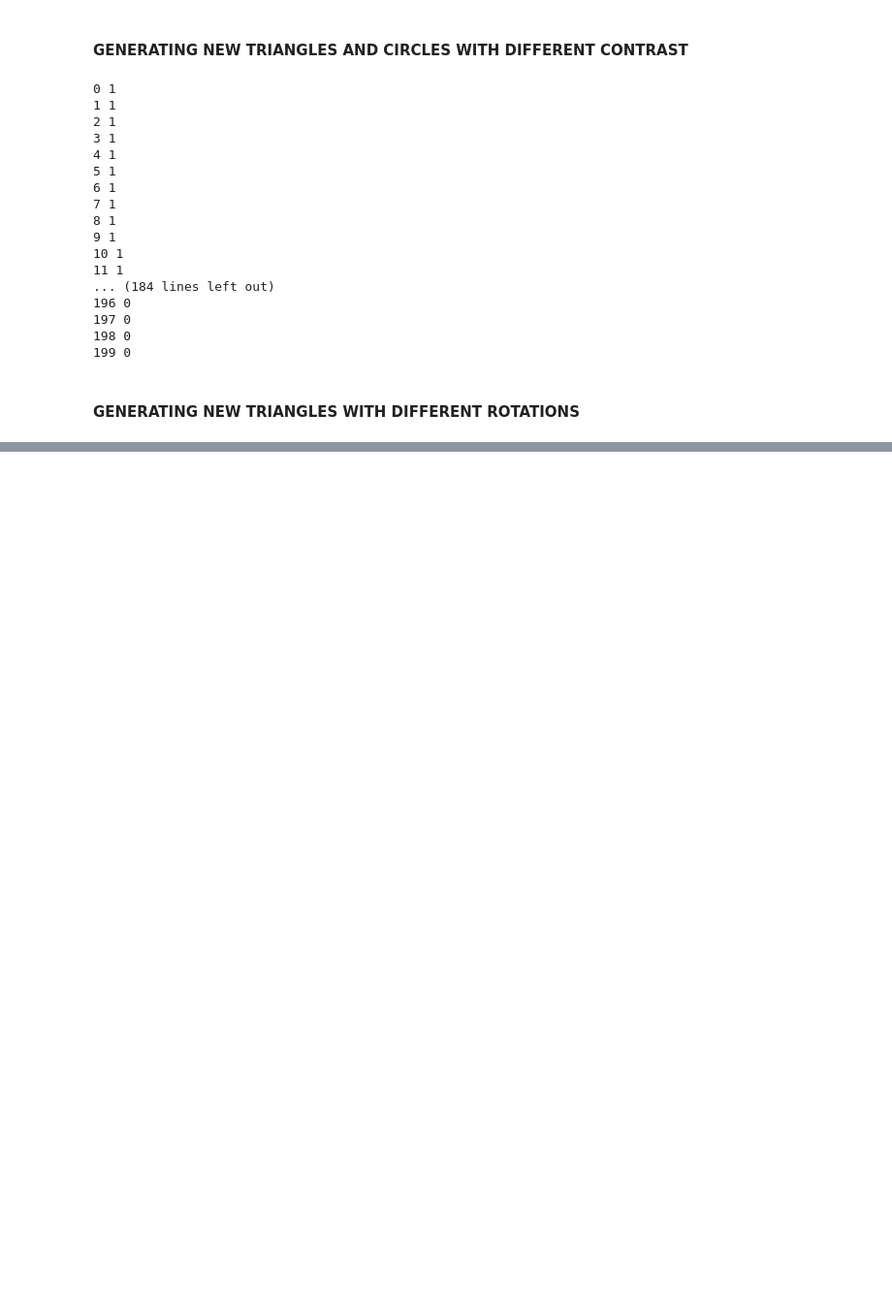
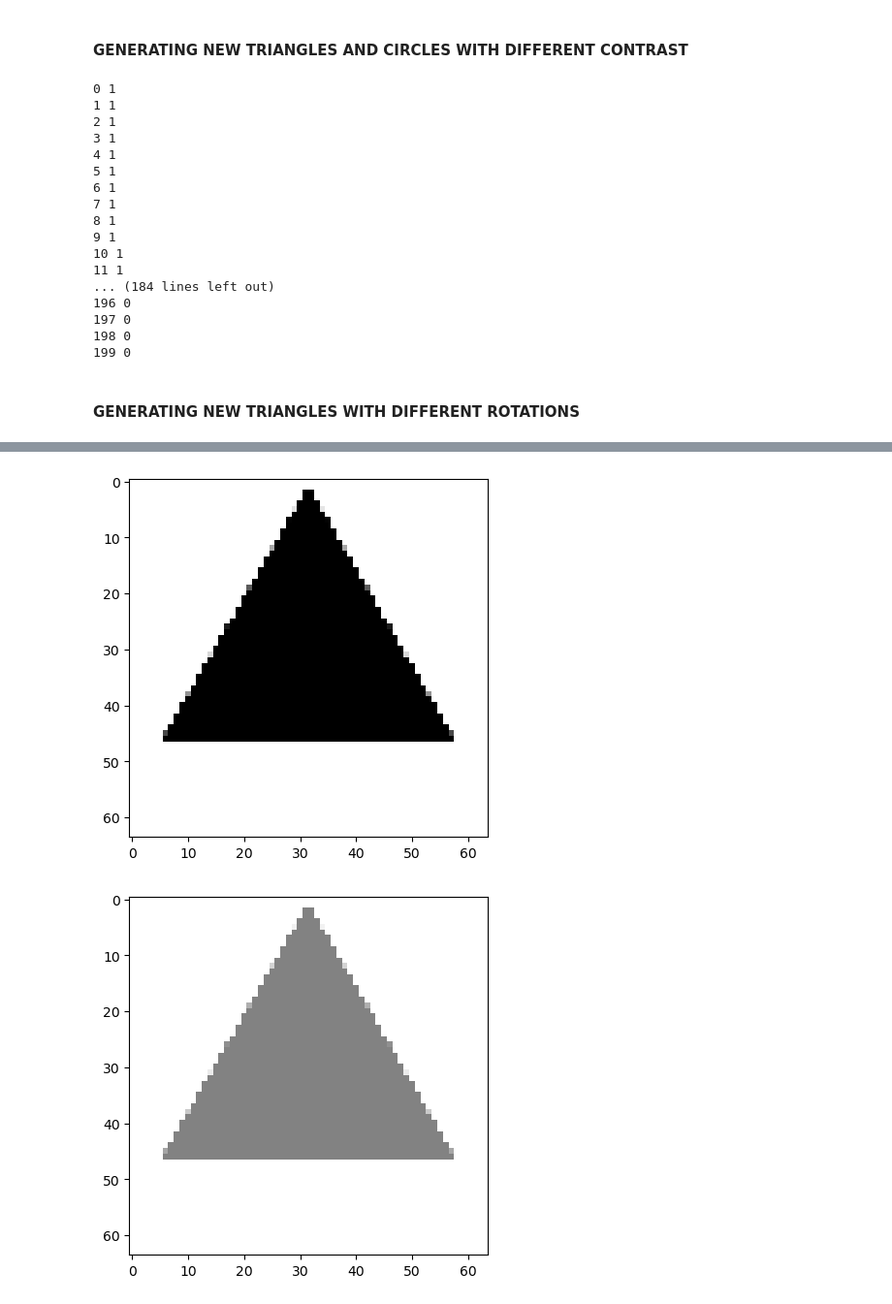
Before and after one commit to dianna-ai/dianna-exploration, a Jupyter notebook: example_data/dataset_preparation/geometric_shapes/generate_geometric_shapes.ipynb, the cells around one changed output, grey strips where cells are left out. Shown at 97% size. Cells and saved outputs as stored; diff of their text form; code cells hidden in the pictures; blank space fills up the shorter version.

```diff
--- a/example_data/dataset_preparation/geometric_shapes/generate_geometric_shapes.ipynb
+++ b/example_data/dataset_preparation/geometric_shapes/generate_geometric_shapes.ipynb
@@ -306,0 +313,22 @@ for x in hey['images']:
+# %%
+import numpy as np
+import matplotlib.pyplot as plt
+
+colors = np.load('test_colors.npz')
+rotations = np.load('test_rotation.npz')
+roundness = np.load('../../../lorentz_workshop/dataset_roundedness.npz')
+# %%
+plt.figure()
+plt.imshow(colors['images'][0], cmap='gray', vmin=0, vmax=255)
+plt.savefig('colors_first.png', format='png')
+
+plt.figure()
+plt.imshow(colors['images'][50], cmap='gray', vmin=0, vmax=255)
+plt.savefig('colors_second.png', format='png')
+
+plt.figure()
+plt.imshow(colors['images'][90], cmap='gray', vmin=0, vmax=255)
+plt.savefig('colors_third.png', format='png')
+# %% [output]
+[figure, added]
+[figure, added]
```
Also changed, not shown: parts of 7 cells of this notebook, 17 other files.
